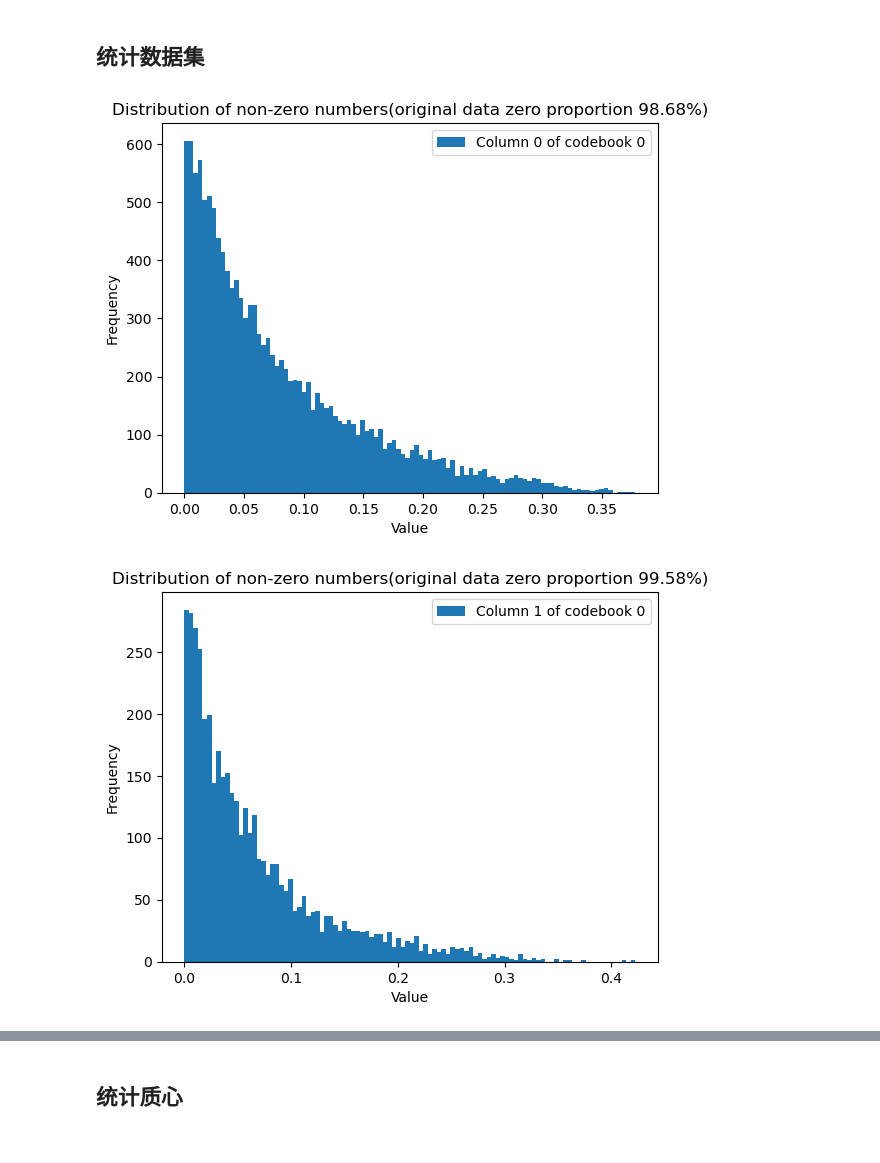
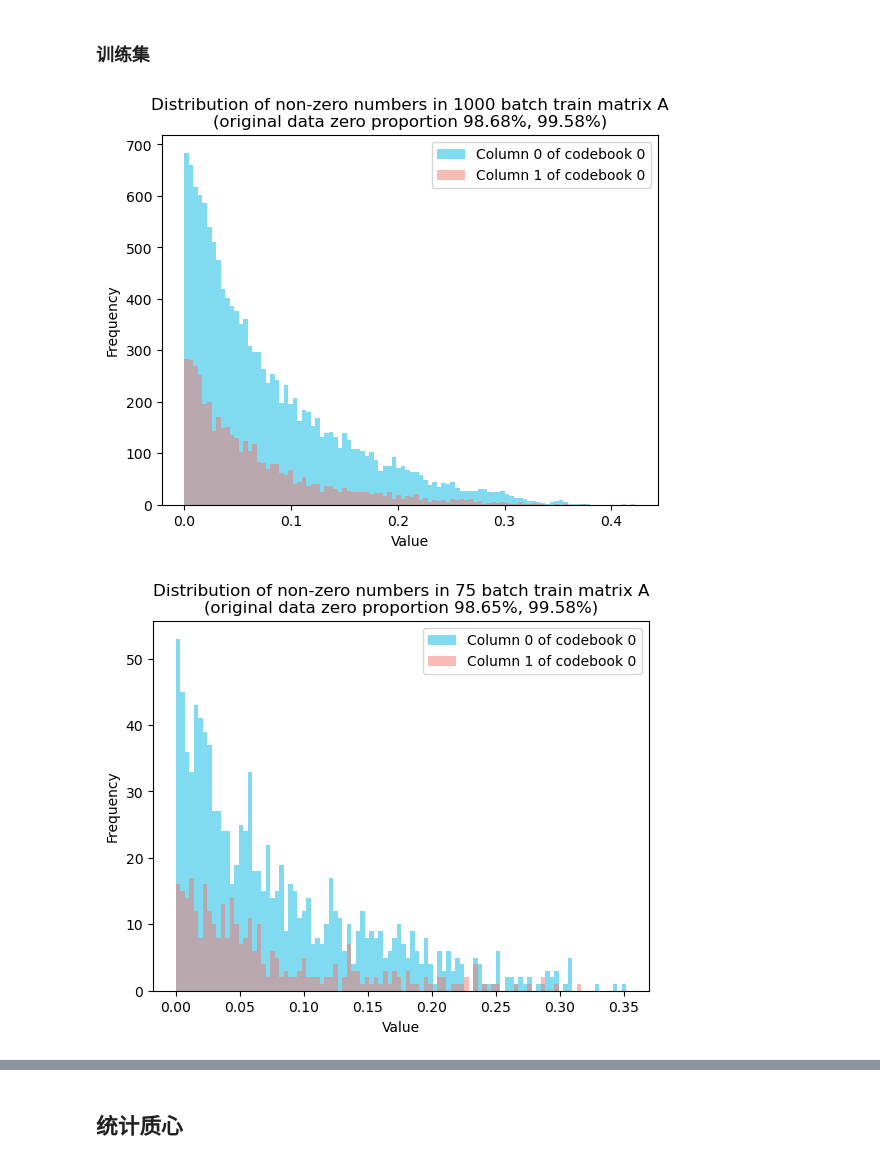
Before and after one commit to Sciroccogti/bolt, a Jupyter notebook: experiments/python/CsiTransformerAMM/intermediate_var/中间变量分布统计.ipynb, the cells around one changed output, grey strips where cells are left out. Cells and saved outputs as stored; diff of their text form; code cells hidden in the pictures.

```diff
--- a/experiments/python/CsiTransformerAMM/intermediate_var/中间变量分布统计.ipynb
+++ b/experiments/python/CsiTransformerAMM/intermediate_var/中间变量分布统计.ipynb
@@ -1,7 +1,7 @@
 # %%
 import numpy as np
 import matplotlib.pyplot as plt
-
+from matplotlib.legend_handler import HandlerRegularPolyCollection # for legend change color
 # from matplotlib import rcParams, matplotlib_fname
 # # set the font to support Chinese characters
 # rcParams['font.sans-serif'] = ['SimHei']
@@ -28,3 +28,13 @@ sys.path.append(os.path.join(dir_now, '../'))
 
 from NNutils import *
 from amm_methods import *
+
+colors_list = ['#F27970', '#BB9727', '#54B345', '#32B897', '#05B9E2',
+              '#8983BF', '#C76DA2', '#FFBE7A', '#82B0D2', '#BEB8DC',
+              '#E7DAD2', '#999999']
+cmap_list = ['Blues', 'Reds', 'Greens', 'Purples', 'Oranges']
+cmap_max_list = [(0.05636293733179547, 0.34963475586312953, 0.6367550941945406, 1.0),
+                 (0.4725720876585929, 0.016608996539792385, 0.059838523644752006, 1.0),
+                 (0.034986543637062675, 0.45743944636678197, 0.19753940792003075, 1.0),
+                 (0.2703114186851211, 0.043183391003460206, 0.5101268742791234, 1.0),
+                 (0.5412226066897348, 0.16955017301038064, 0.014579008073817762, 1.0)]
@@ -31,2 +177,2 @@ from amm_methods import *
 # %% [markdown]
-## 统计数据集
+### 训练集
@@ -53,34 +179,12 @@ train_data_n_cb_col1 = train_data_n_cb[:,1] # 取第n个codebook的第1列数据
-# %%
-def plot_dist_remove0(data, bins, legend=""):
-    data = data.flatten()
-
-    # get the max and min values
-    max_value = data.max()
-    min_value = data.min()
-
-    # create a boolean mask by comparing with zero
-    mask = data != 0
-
-    # count the number of zero elements
-    zero_count = np.count_nonzero(~mask)
-
-    # calculate the proportion of zeros
-    zero_prop = zero_count / mask.size
-
-    # apply the mask to filter out zero elements
-    data_no0 = data[mask]
-
-    # plot a histogram of the matrix elements with 10 bins
-    plt.hist(data_no0.flatten(), bins=bins, range=(min_value, max_value), label=legend)
-    plt.legend()
-    title = "Distribution of non-zero numbers(original data zero proportion %.2f%%)" % (zero_prop*100)
-    plt.title(title)
-    plt.xlabel("Value")
-    plt.ylabel("Frequency")
-    plt.show()
 # %%
-plot_dist_remove0(train_data_n_cb_col0, 100, "Column %d of codebook %d" % (0, n))
-plot_dist_remove0(train_data_n_cb_col1, 100, "Column %d of codebook %d" % (1, n))
+# 绘制1000batch训练集第i_cb个codebook的第0、1列数据的分布
+plot_dist_remove0(train_data_n_cb_col0, 100, data2=train_data_n_cb_col1, title="%i batch train matrix A" % train_sam_num,
+                  legend=["Column %d of codebook %d" % (0, i_cb), "Column %d of codebook %d" % (1, i_cb)])
 # %% [output]
-[figure, old version]
+[figure, new version]
-[figure, removed]
+# %%
+# 绘制75batch训练集第i_cb个codebook的第0、1列数据的分布
+plot_dist_remove0(train_data_75_n_cb_col0, 100, data2=train_data_75_n_cb_col1, title="%i batch train matrix A" % 75,
+                    legend=["Column %d of codebook %d" % (0, i_cb), "Column %d of codebook %d" % (1, i_cb)])
+# %% [output]
+[figure, added]
```
Also changed, not shown: parts of 13 cells of this notebook, 1 other file.
